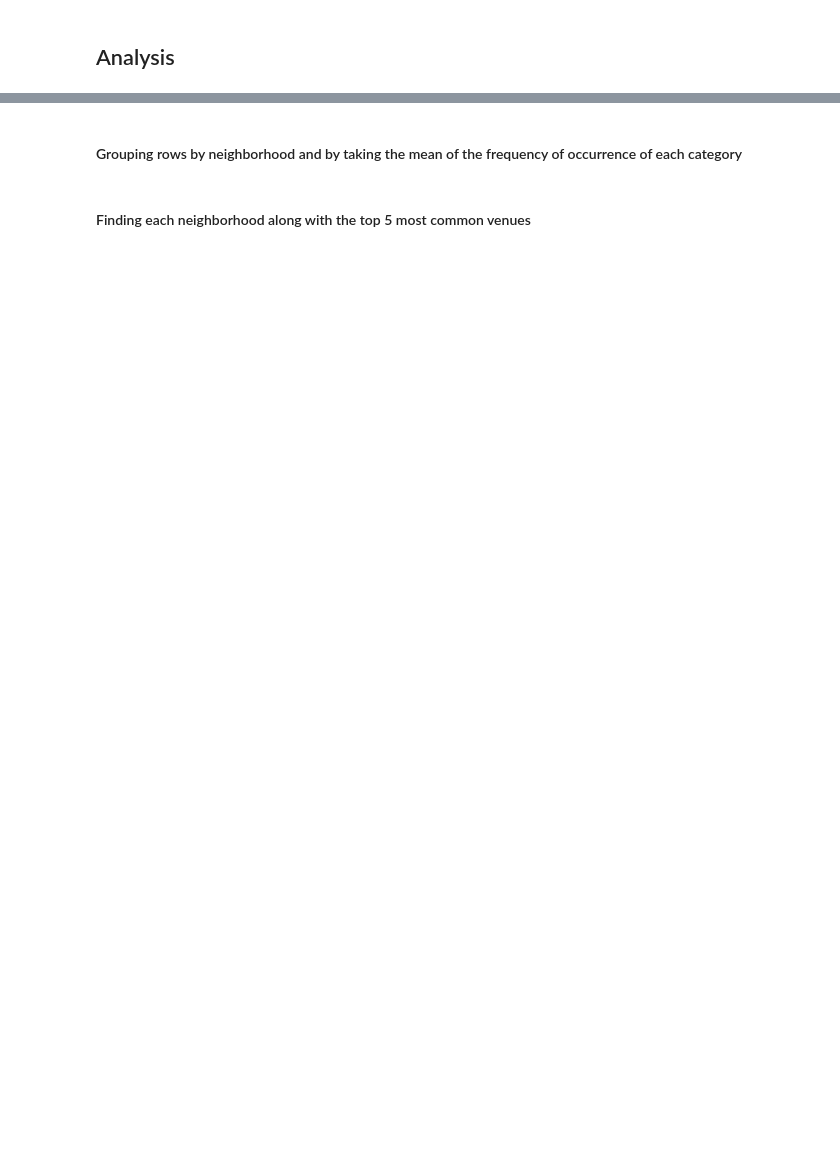
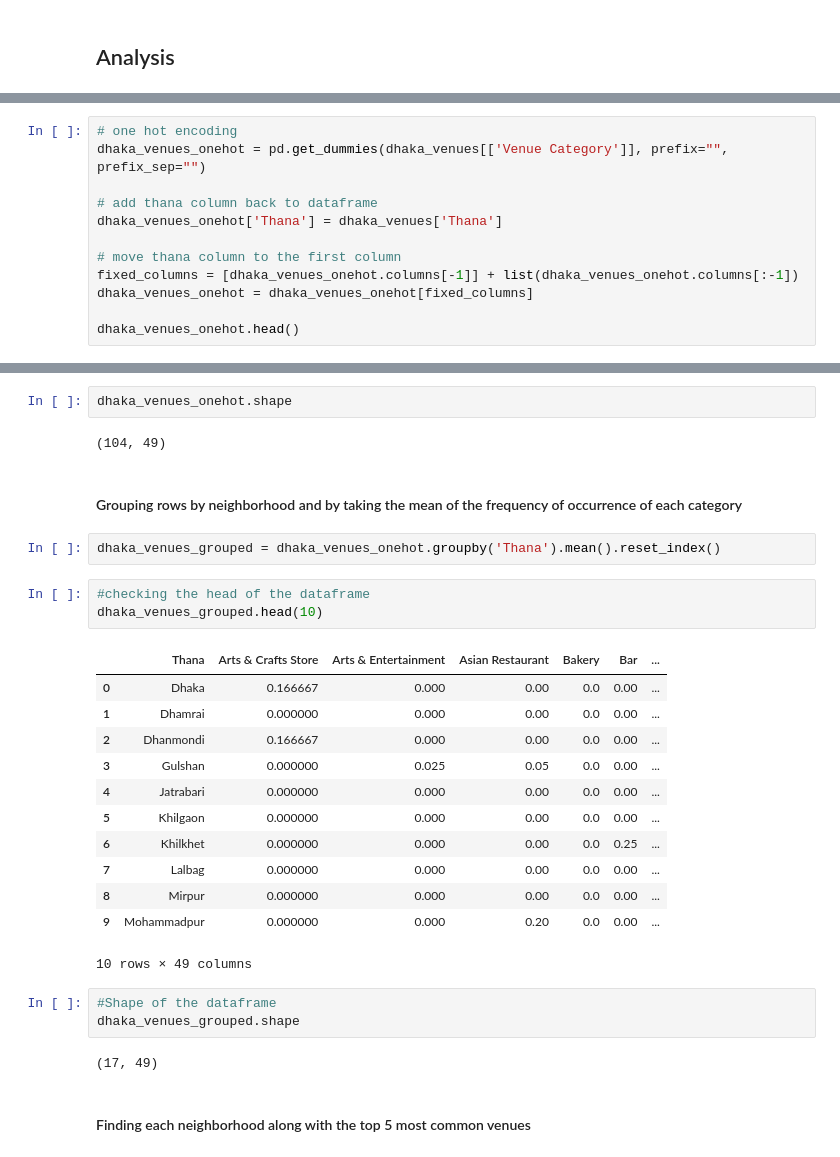
Before and after one commit to saidul-islam98/Battle-of-The-Neighborhoods, a Jupyter notebook: Battle of Neighborhoods Part 2.ipynb, the cells around one changed output, grey strips where cells are left out. Drawn from its saved outputs; the diff is of its cells as text; blank space fills up the shorter version.

```diff
--- a/Battle of Neighborhoods Part 2.ipynb
+++ b/Battle of Neighborhoods Part 2.ipynb
@@ -542,0 +553,12 @@ We can see that their are 49 different category of venues present in different t
+# %%
+# one hot encoding
+dhaka_venues_onehot = pd.get_dummies(dhaka_venues[['Venue Category']], prefix="", prefix_sep="")
+
+# add thana column back to dataframe
+dhaka_venues_onehot['Thana'] = dhaka_venues['Thana']
+
+# move thana column to the first column
+fixed_columns = [dhaka_venues_onehot.columns[-1]] + list(dhaka_venues_onehot.columns[:-1])
+dhaka_venues_onehot = dhaka_venues_onehot[fixed_columns]
+
+dhaka_venues_onehot.head()
@@ -543,4 +573,31 @@ We can see that their are 49 different category of venues present in different t
+# %%
+dhaka_venues_onehot.shape
+# %% [output]
+(104, 49)
 # %% [markdown]
 #### Grouping rows by neighborhood and by taking the mean of the frequency of occurrence of each category
+# %%
+dhaka_venues_grouped = dhaka_venues_onehot.groupby('Thana').mean().reset_index()
+# %%
+#checking the head of the dataframe
+dhaka_venues_grouped.head(10)
+# %% [output]
+|  | Thana | Arts & Crafts Store | Arts & Entertainment | Asian Restaurant | Bakery | Bar | ... |
+| 0 | Dhaka | 0.166667 | 0.000 | 0.00 | 0.0 | 0.00 | ... |
+| 1 | Dhamrai | 0.000000 | 0.000 | 0.00 | 0.0 | 0.00 | ... |
+| 2 | Dhanmondi | 0.166667 | 0.000 | 0.00 | 0.0 | 0.00 | ... |
+| 3 | Gulshan | 0.000000 | 0.025 | 0.05 | 0.0 | 0.00 | ... |
+| 4 | Jatrabari | 0.000000 | 0.000 | 0.00 | 0.0 | 0.00 | ... |
+| 5 | Khilgaon | 0.000000 | 0.000 | 0.00 | 0.0 | 0.00 | ... |
+| 6 | Khilkhet | 0.000000 | 0.000 | 0.00 | 0.0 | 0.25 | ... |
+| 7 | Lalbag | 0.000000 | 0.000 | 0.00 | 0.0 | 0.00 | ... |
+| 8 | Mirpur | 0.000000 | 0.000 | 0.00 | 0.0 | 0.00 | ... |
+| 9 | Mohammadpur | 0.000000 | 0.000 | 0.20 | 0.0 | 0.00 | ... |
+10 rows × 49 columns
+# %%
+#Shape of the dataframe
+dhaka_venues_grouped.shape
+# %% [output]
+(17, 49)
 # %% [markdown]
 #### Finding each neighborhood along with the top 5 most common venues
```
Also changed, not shown: parts of 42 cells of this notebook.
